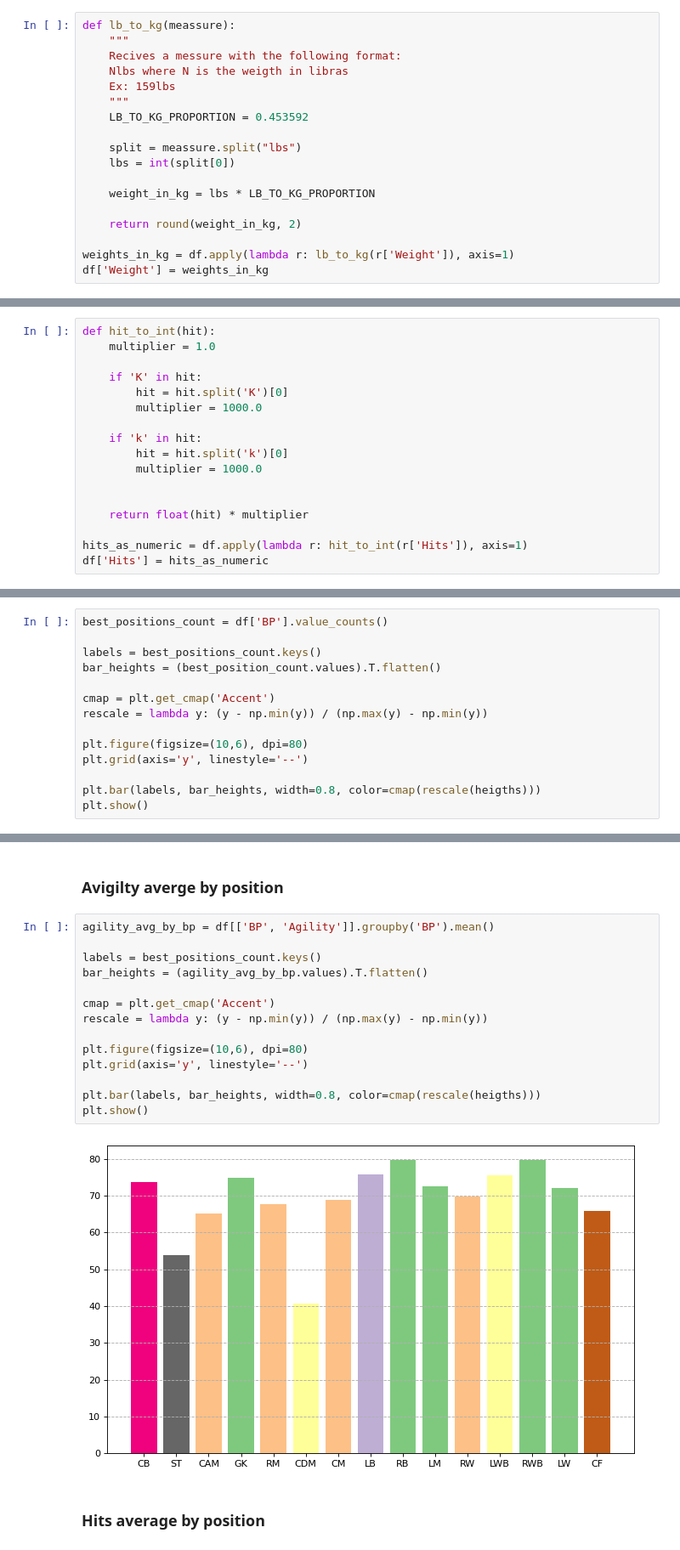
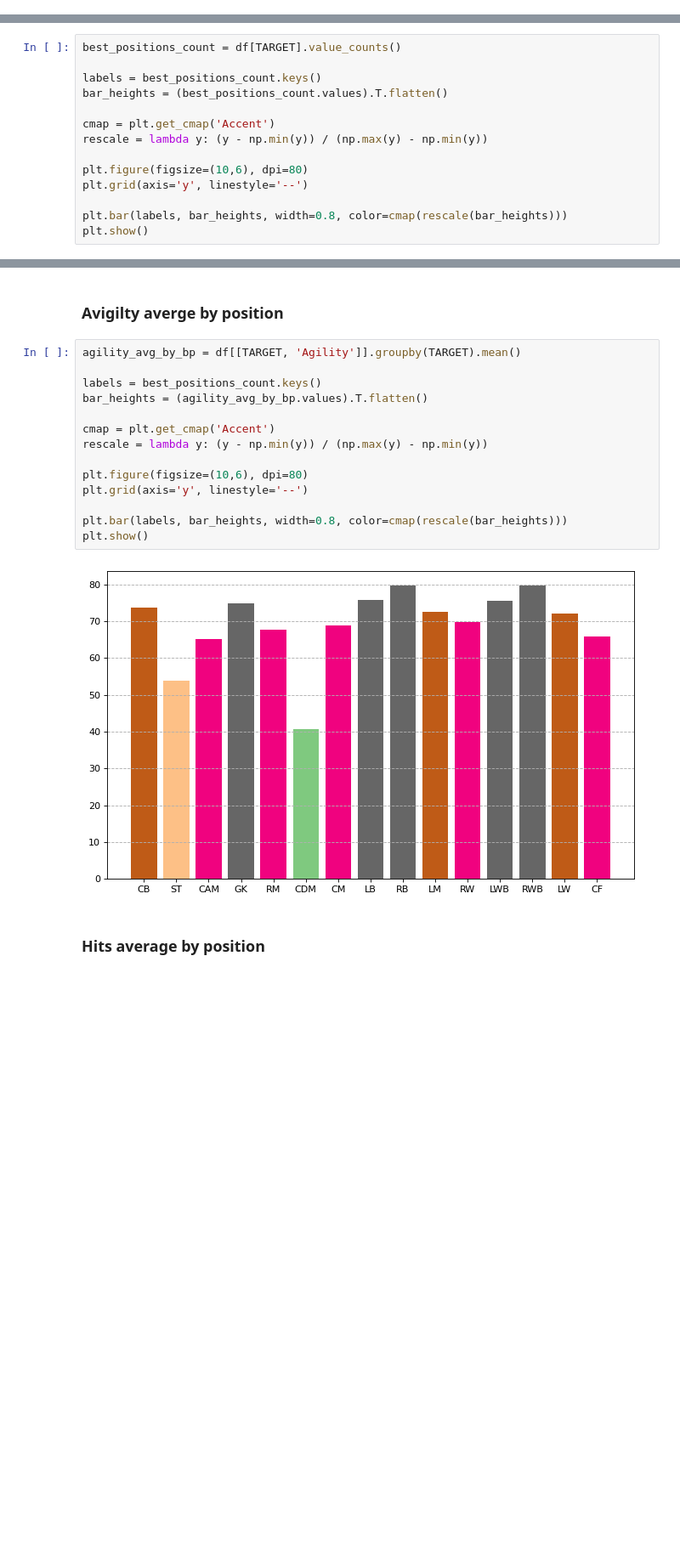
Before and after one commit to facundotorraca/fifa21-players-position-preditction, a Jupyter notebook: exploratory-analisis.ipynb, the cells around one changed output, grey strips where cells are left out. Shown at 85% size. Saved outputs shown, nothing was run; the diff lists cells and outputs as text; blank space fills up the shorter version.

```diff
--- a/exploratory-analisis.ipynb
+++ b/exploratory-analisis.ipynb
@@ -54,18 +25,0 @@ df['Height'] = heights_in_cm
-# %%
-def lb_to_kg(meassure):
-    """
-    Recives a messure with the following format:
-    Nlbs where N is the weigth in libras
-    Ex: 159lbs
-    """
-    LB_TO_KG_PROPORTION = 0.453592
-
-    split = meassure.split("lbs")
-    lbs = int(split[0])
-
-    weight_in_kg = lbs * LB_TO_KG_PROPORTION
-
-    return round(weight_in_kg, 2)
-
-weights_in_kg = df.apply(lambda r: lb_to_kg(r['Weight']), axis=1)
-df['Weight'] = weights_in_kg
@@ -74,20 +26,3 @@ df['Weight'] = weights_in_kg
-# %%
-def hit_to_int(hit):
-    multiplier = 1.0
-
-    if 'K' in hit:
-        hit = hit.split('K')[0]
-        multiplier = 1000.0
-
-    if 'k' in hit:
-        hit = hit.split('k')[0]
-        multiplier = 1000.0
-
-
-    return float(hit) * multiplier
-
-hits_as_numeric = df.apply(lambda r: hit_to_int(r['Hits']), axis=1)
-df['Hits'] = hits_as_numeric
 # %% [markdown]
 ### Class distribution
 # %%
@@ -99,8 +34,8 @@ for position in set(df['BP']):
 # %%
-best_positions_count = df['BP'].value_counts()
+best_positions_count = df[TARGET].value_counts()
 
 labels = best_positions_count.keys()
-bar_heights = (best_position_count.values).T.flatten()
+bar_heights = (best_positions_count.values).T.flatten()
 
 cmap = plt.get_cmap('Accent')
 rescale = lambda y: (y - np.min(y)) / (np.max(y) - np.min(y))
@@ -108,6 +43,6 @@ rescale = lambda y: (y - np.min(y)) / (np.max(y) - np.min(y))
 plt.figure(figsize=(10,6), dpi=80)
 plt.grid(axis='y', linestyle='--')
 
-plt.bar(labels, bar_heights, width=0.8, color=cmap(rescale(heigths)))
+plt.bar(labels, bar_heights, width=0.8, color=cmap(rescale(bar_heights)))
 plt.show()
 # %% [output]
@@ -165,21 +100,21 @@ plt.show()
 # %% [markdown]
 ### Avigilty averge by position
 # %%
-agility_avg_by_bp = df[['BP', 'Agility']].groupby('BP').mean()
+agility_avg_by_bp = df[[TARGET, 'Agility']].groupby(TARGET).mean()
 
 labels = best_positions_count.keys()
 bar_heights = (agility_avg_by_bp.values).T.flatten()
 
 cmap = plt.get_cmap('Accent')
 rescale = lambda y: (y - np.min(y)) / (np.max(y) - np.min(y))
 
 plt.figure(figsize=(10,6), dpi=80)
 plt.grid(axis='y', linestyle='--')
 
-plt.bar(labels, bar_heights, width=0.8, color=cmap(rescale(heigths)))
+plt.bar(labels, bar_heights, width=0.8, color=cmap(rescale(bar_heights)))
 plt.show()
 # %% [output]
-[figure, old version]
+[figure, new version]
 # %% [markdown]
 ### Hits average by position
 # %%
```
Also changed, not shown: parts of 13 cells of this notebook, 4 other files.
